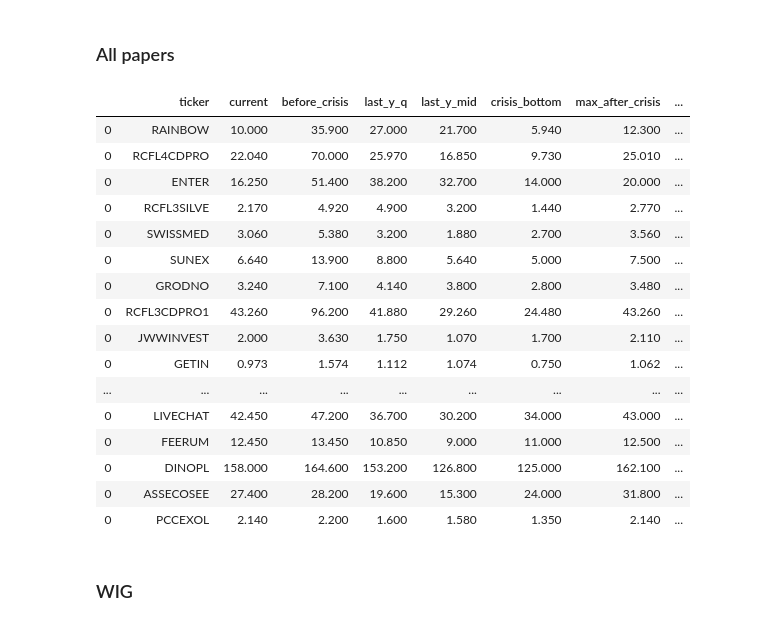
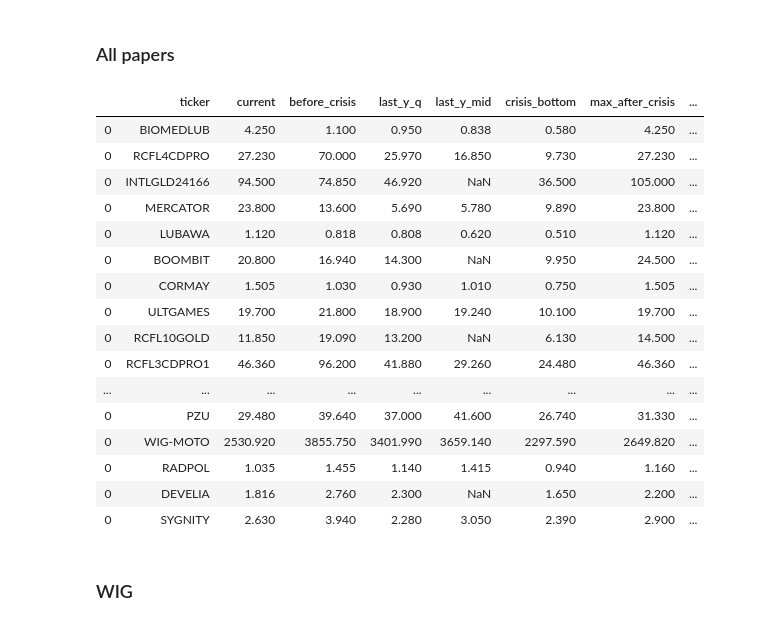
Before and after one commit to showeye/wse_analytics, a Jupyter notebook: bossa.ipynb, the cells around one changed output. Drawn from its saved outputs; the diff is of its cells as text; code cells hidden in the pictures.

```diff
--- a/bossa.ipynb
+++ b/bossa.ipynb
@@ -215,33 +238,34 @@ skaner_df.loc[:,'growth_quarter'] = round(skaner_df.loc[:,'before_crisis'] * 100
 skaner_df.loc[:,'growth_mid'] = round(skaner_df.loc[:,'last_y_q'] * 100 / skaner_df.loc[:,'last_y_mid'] - 100, 2)
 skaner_df.loc[:,'growth_from_crisis'] = round(skaner_df.loc[:,'max_after_crisis'] * 100 / skaner_df.loc[:,'crisis_bottom'] - 100, 2)
 skaner_df.loc[:,'growth_current'] = round(skaner_df.loc[:,'current'] * 100 / skaner_df.loc[:,'crisis_bottom'] - 100, 2)
+skaner_df.loc[:,'growth_potential'] = round((skaner_df.loc[:,'max_before_crisis'] * 100) / skaner_df.loc[:,'current'] - 100, 2)
 skaner_df.loc[:,'drop_current'] = round(skaner_df.loc[:,'current'] * 100 / skaner_df.loc[:,'max_before_crisis'] - 100, 2)
 # %%
 skaner_df_see = skaner_df.loc[(skaner_df.growth_quarter > 0)
-        & (skaner_df.growth_mid > 0)
-        & (skaner_df.drop_current < 0)
+        #& (skaner_df.growth_mid > 0)
+        & (skaner_df.drop_current < -20)
         & (skaner_df.growth_current > 10)
                               ,:].sort_values('drop_current', ascending=True)
-# %%
-skaner_df_see
-# %% [output]
-|  | ticker | current | before_crisis | last_y_q | last_y_mid | crisis_bottom | max_after_crisis | ... |
-| 0 | RAINBOW | 10.000 | 35.900 | 27.000 | 21.700 | 5.940 | 12.300 | ... |
-| 0 | RCFL4CDPRO | 22.040 | 70.000 | 25.970 | 16.850 | 9.730 | 25.010 | ... |
-| 0 | ENTER | 16.250 | 51.400 | 38.200 | 32.700 | 14.000 | 20.000 | ... |
-| 0 | RCFL3SILVE | 2.170 | 4.920 | 4.900 | 3.200 | 1.440 | 2.770 | ... |
-| 0 | SWISSMED | 3.060 | 5.380 | 3.200 | 1.880 | 2.700 | 3.560 | ... |
-| 0 | SUNEX | 6.640 | 13.900 | 8.800 | 5.640 | 5.000 | 7.500 | ... |
-| 0 | GRODNO | 3.240 | 7.100 | 4.140 | 3.800 | 2.800 | 3.480 | ... |
-| 0 | RCFL3CDPRO1 | 43.260 | 96.200 | 41.880 | 29.260 | 24.480 | 43.260 | ... |
-| 0 | JWWINVEST | 2.000 | 3.630 | 1.750 | 1.070 | 1.700 | 2.110 | ... |
-| 0 | GETIN | 0.973 | 1.574 | 1.112 | 1.074 | 0.750 | 1.062 | ... |
-| ... | ... | ... | ... | ... | ... | ... | ... | ... |
-| 0 | LIVECHAT | 42.450 | 47.200 | 36.700 | 30.200 | 34.000 | 43.000 | ... |
-| 0 | FEERUM | 12.450 | 13.450 | 10.850 | 9.000 | 11.000 | 12.500 | ... |
-| 0 | DINOPL | 158.000 | 164.600 | 153.200 | 126.800 | 125.000 | 162.100 | ... |
-| 0 | ASSECOSEE | 27.400 | 28.200 | 19.600 | 15.300 | 24.000 | 31.800 | ... |
-| 0 | PCCEXOL | 2.140 | 2.200 | 1.600 | 1.580 | 1.350 | 2.140 | ... |
+# %%
+skaner_df_see.sort_values('growth_current', ascending=False)
+# %% [output]
+|  | ticker | current | before_crisis | last_y_q | last_y_mid | crisis_bottom | max_after_crisis | ... |
+| 0 | BIOMEDLUB | 4.250 | 1.100 | 0.950 | 0.838 | 0.580 | 4.250 | ... |
+| 0 | RCFL4CDPRO | 27.230 | 70.000 | 25.970 | 16.850 | 9.730 | 27.230 | ... |
+| 0 | INTLGLD24166 | 94.500 | 74.850 | 46.920 | NaN | 36.500 | 105.000 | ... |
+| 0 | MERCATOR | 23.800 | 13.600 | 5.690 | 5.780 | 9.890 | 23.800 | ... |
+| 0 | LUBAWA | 1.120 | 0.818 | 0.808 | 0.620 | 0.510 | 1.120 | ... |
+| 0 | BOOMBIT | 20.800 | 16.940 | 14.300 | NaN | 9.950 | 24.500 | ... |
+| 0 | CORMAY | 1.505 | 1.030 | 0.930 | 1.010 | 0.750 | 1.505 | ... |
+| 0 | ULTGAMES | 19.700 | 21.800 | 18.900 | 19.240 | 10.100 | 19.700 | ... |
+| 0 | RCFL10GOLD | 11.850 | 19.090 | 13.200 | NaN | 6.130 | 14.500 | ... |
+| 0 | RCFL3CDPRO1 | 46.360 | 96.200 | 41.880 | 29.260 | 24.480 | 46.360 | ... |
+| ... | ... | ... | ... | ... | ... | ... | ... | ... |
+| 0 | PZU | 29.480 | 39.640 | 37.000 | 41.600 | 26.740 | 31.330 | ... |
+| 0 | WIG-MOTO | 2530.920 | 3855.750 | 3401.990 | 3659.140 | 2297.590 | 2649.820 | ... |
+| 0 | RADPOL | 1.035 | 1.455 | 1.140 | 1.415 | 0.940 | 1.160 | ... |
+| 0 | DEVELIA | 1.816 | 2.760 | 2.300 | NaN | 1.650 | 2.200 | ... |
+| 0 | SYGNITY | 2.630 | 3.940 | 2.280 | 3.050 | 2.390 | 2.900 | ... |
 # %% [markdown]
 ### WIG
 # %%
```
Also changed, not shown: parts of 21 cells of this notebook.
